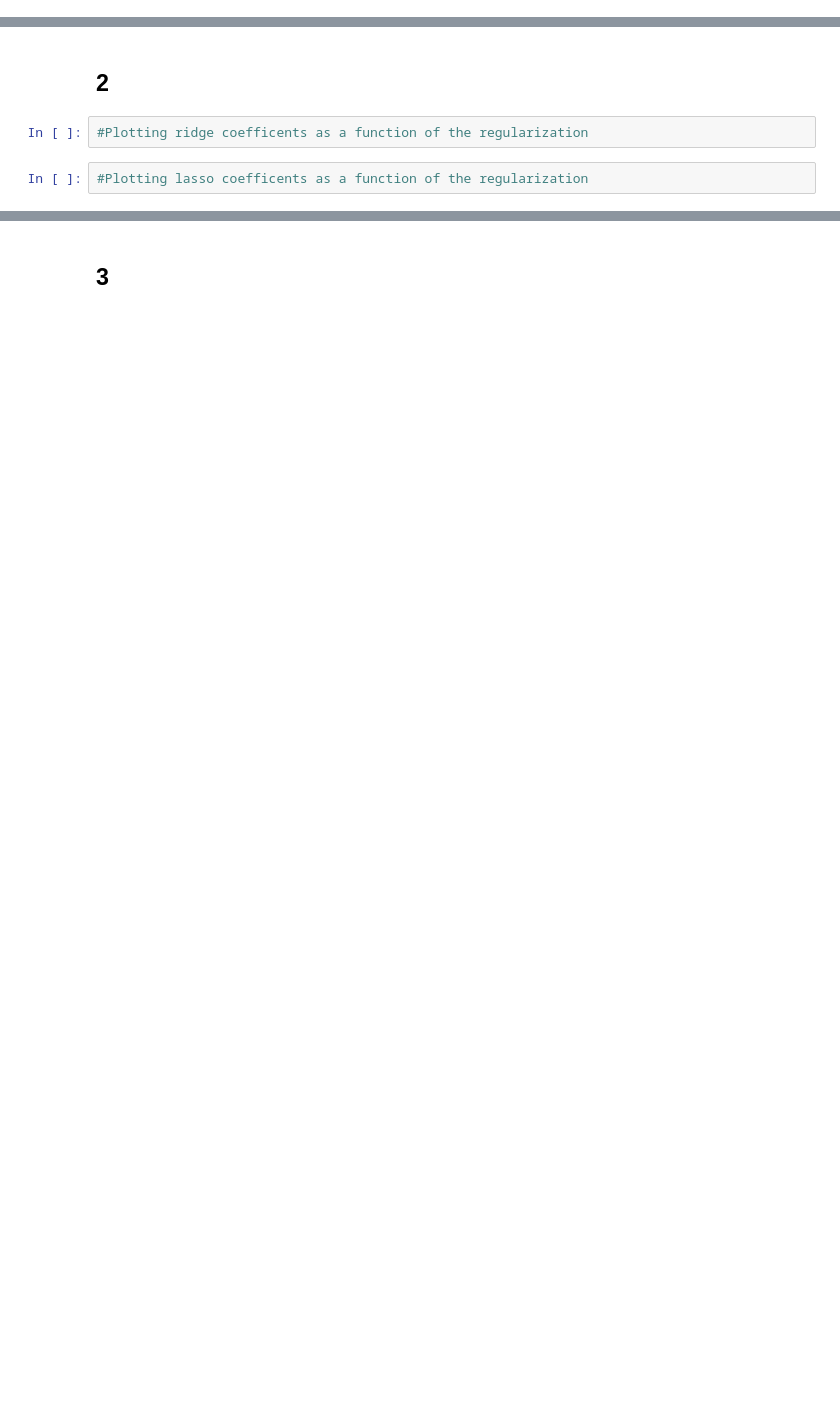
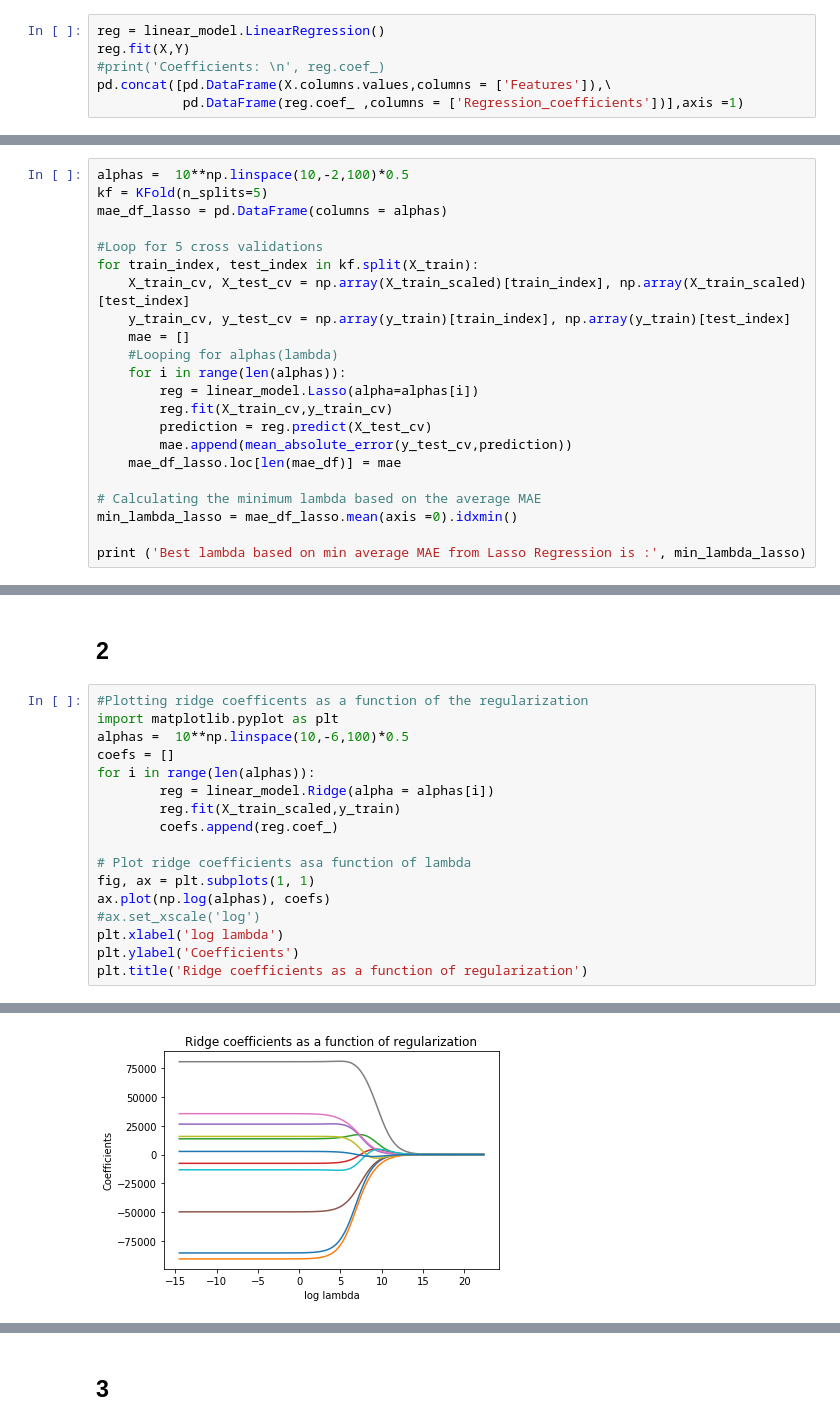
Before and after one commit to shivanksood/apm-coursework, a Jupyter notebook: HW1/HW1-F19-MIS382N.ipynb, the cells around one changed output, grey strips where cells are left out. Cells and saved outputs as stored; diff of their text form; blank space fills up the shorter version.

```diff
--- a/HW1/HW1-F19-MIS382N.ipynb
+++ b/HW1/HW1-F19-MIS382N.ipynb
@@ -79,2 +93,8 @@ f. (5 pts) Fit an MLR on the new train data (with additional independent variabl
 # %% [markdown]
 ## (b)
+# %%
+reg = linear_model.LinearRegression()
+reg.fit(X,Y)
+#print('Coefficients: \n', reg.coef_)
+pd.concat([pd.DataFrame(X.columns.values,columns = ['Features']),\
+           pd.DataFrame(reg.coef_ ,columns = ['Regression_coefficients'])],axis =1)
@@ -123,0 +241,22 @@ Report the best $\lambda$ based on cross validation. Run lasso on the training d
+# %%
+alphas =  10**np.linspace(10,-2,100)*0.5
+kf = KFold(n_splits=5)
+mae_df_lasso = pd.DataFrame(columns = alphas)
+
+#Loop for 5 cross validations
+for train_index, test_index in kf.split(X_train):
+    X_train_cv, X_test_cv = np.array(X_train_scaled)[train_index], np.array(X_train_scaled)[test_index]
+    y_train_cv, y_test_cv = np.array(y_train)[train_index], np.array(y_train)[test_index]
+    mae = []
+    #Looping for alphas(lambda)
+    for i in range(len(alphas)):
+        reg = linear_model.Lasso(alpha=alphas[i])
+        reg.fit(X_train_cv,y_train_cv)
+        prediction = reg.predict(X_test_cv)
+        mae.append(mean_absolute_error(y_test_cv,prediction))
+    mae_df_lasso.loc[len(mae_df)] = mae
+
+# Calculating the minimum lambda based on the average MAE
+min_lambda_lasso = mae_df_lasso.mean(axis =0).idxmin()
+
+print ('Best lambda based on min average MAE from Lasso Regression is :', min_lambda_lasso)
@@ -124,6 +265,20 @@ Report the best $\lambda$ based on cross validation. Run lasso on the training d
 # %% [markdown]
 ## 2
-# %%
-#Plotting ridge coefficents as a function of the regularization
-# %%
-#Plotting lasso coefficents as a function of the regularization
+# %%
+#Plotting ridge coefficents as a function of the regularization
+import matplotlib.pyplot as plt
+alphas =  10**np.linspace(10,-6,100)*0.5
+coefs = []
+for i in range(len(alphas)):
+        reg = linear_model.Ridge(alpha = alphas[i])
+        reg.fit(X_train_scaled,y_train)
+        coefs.append(reg.coef_)
+
+# Plot ridge coefficients asa function of lambda
+fig, ax = plt.subplots(1, 1)
+ax.plot(np.log(alphas), coefs)
+#ax.set_xscale('log')
+plt.xlabel('log lambda')
+plt.ylabel('Coefficients')
+plt.title('Ridge coefficients as a function of regularization')
+# %% [output]
@@ -129,0 +286 @@ Report the best $\lambda$ based on cross validation. Run lasso on the training d
+[figure, added]
```
Also changed, not shown: parts of 25 cells of this notebook.
